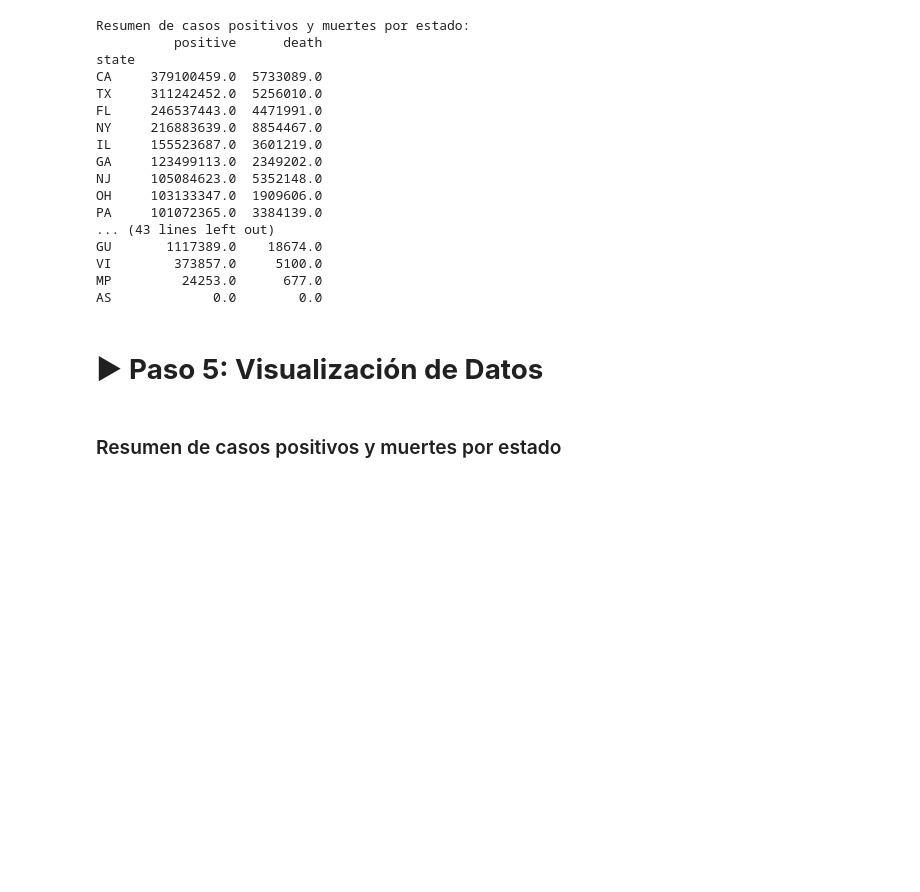
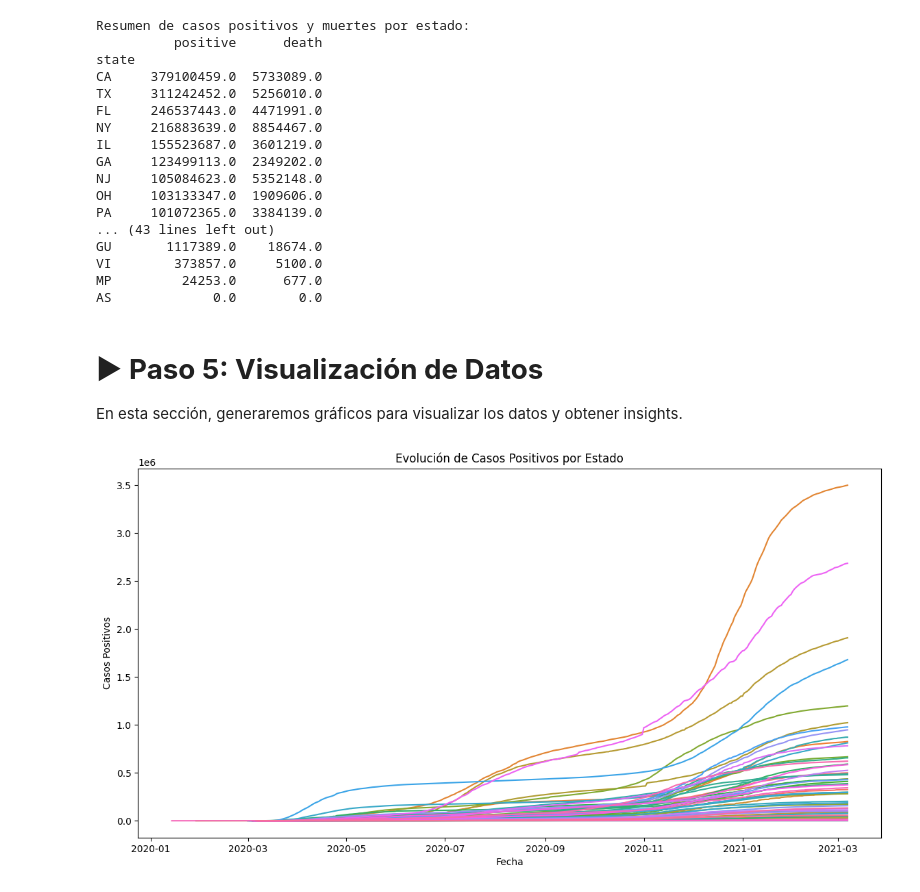
Before and after one commit to AI-School-F5-P3/MiniDatathonF5_ErikaAlvares, a Jupyter notebook: MiniDatathonF5_ErikaAlvares.ipynb, the cells around one changed output. Saved outputs shown, nothing was run; the diff lists cells and outputs as text; code cells hidden in the pictures; blank space fills up the shorter version.

```diff
--- a/MiniDatathonF5_ErikaAlvares.ipynb
+++ b/MiniDatathonF5_ErikaAlvares.ipynb
@@ -730,5 +732,18 @@ MP         24253.0      677.0
 AS             0.0        0.0
 # %% [markdown]
 # ▶ **Paso 5: Visualización de Datos**
+En esta sección, generaremos gráficos para visualizar los datos y obtener insights.
-# %% [markdown]
-### Resumen de casos positivos y muertes por estado
+# %%
+# Paso 5: Visualización de Datos (EDA)
+import matplotlib.pyplot as plt
+import seaborn as sns
+
+# Gráfico de líneas: Evolución de casos positivos por estado
+plt.figure(figsize=(14, 7))
+sns.lineplot(x='date', y='positive', hue='state', data=data, legend=False)
+plt.title('Evolución de Casos Positivos por Estado')
+plt.xlabel('Fecha')
+plt.ylabel('Casos Positivos')
+plt.show()
+# %% [output]
+[figure, added]
```
Also changed, not shown: parts of 4 cells of this notebook.
